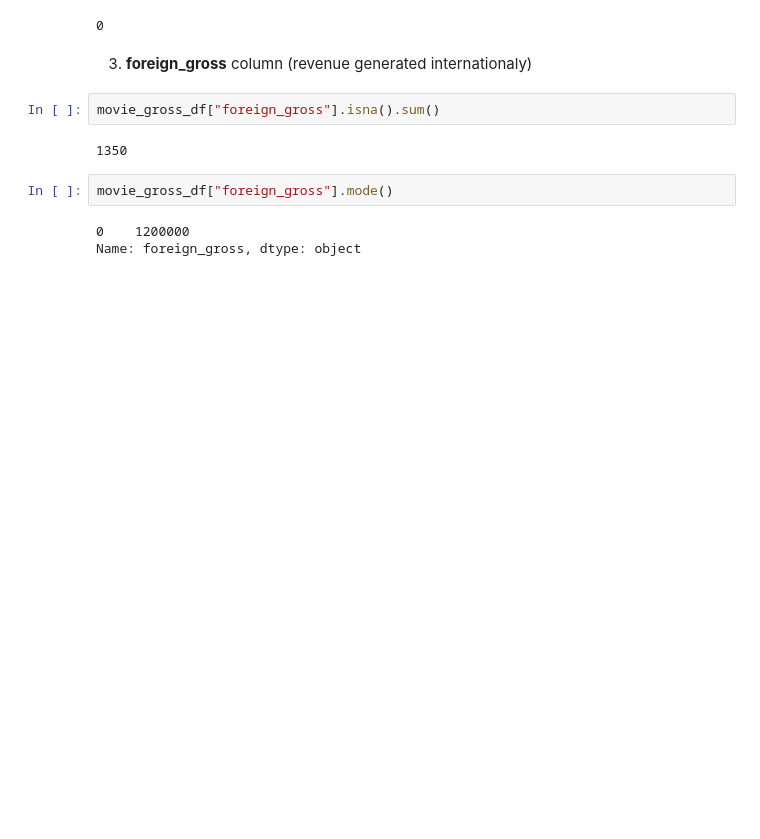
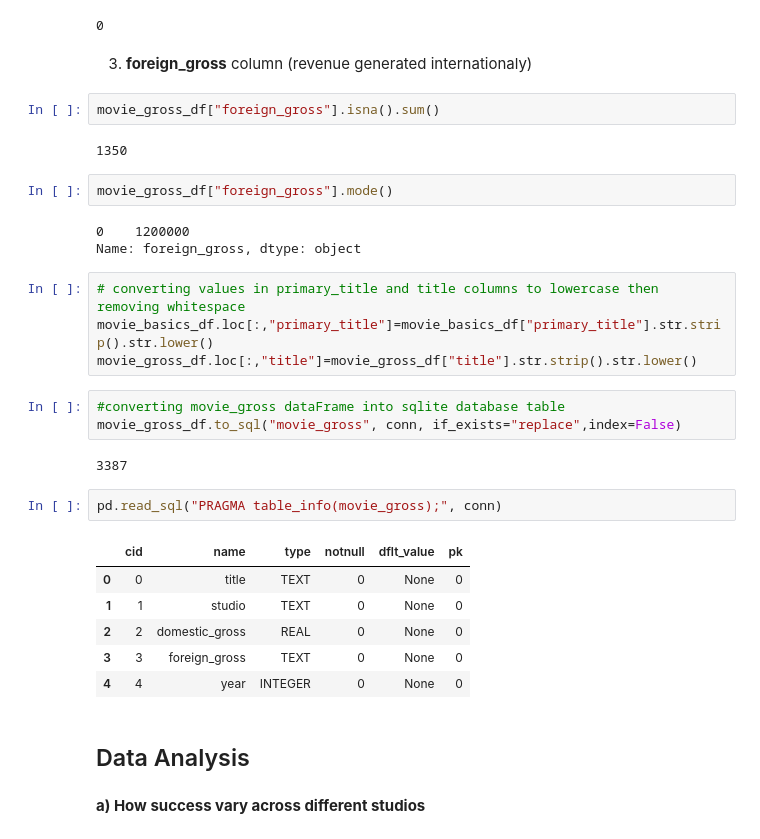
Before and after one commit to Meshack7468/PROJECT-2, a Jupyter notebook: index.ipynb, the cells around one changed output. Cells and saved outputs as stored; diff of their text form; blank space fills up the shorter version.

```diff
--- a/index.ipynb
+++ b/index.ipynb
@@ -254,3 +252,25 @@ movie_gross_df["foreign_gross"].mode()
 # %% [output]
 0    1200000
 Name: foreign_gross, dtype: object
+# %%
+# converting values in primary_title and title columns to lowercase then removing whitespace
+movie_basics_df.loc[:,"primary_title"]=movie_basics_df["primary_title"].str.strip().str.lower()
+movie_gross_df.loc[:,"title"]=movie_gross_df["title"].str.strip().str.lower()
+# %%
+#converting movie_gross dataFrame into sqlite database table
+movie_gross_df.to_sql("movie_gross", conn, if_exists="replace",index=False)
+# %% [output]
+3387
+# %%
+pd.read_sql("PRAGMA table_info(movie_gross);", conn)
+# %% [output]
+|  | cid | name | type | notnull | dflt_value | pk |
+| 0 | 0 | title | TEXT | 0 | None | 0 |
+| 1 | 1 | studio | TEXT | 0 | None | 0 |
+| 2 | 2 | domestic_gross | REAL | 0 | None | 0 |
+| 3 | 3 | foreign_gross | TEXT | 0 | None | 0 |
+| 4 | 4 | year | INTEGER | 0 | None | 0 |
+# %% [markdown]
+## Data Analysis
+# %% [markdown]
+**a) How success vary across different studios**
```
Also changed, not shown: parts of 25 cells of this notebook.
